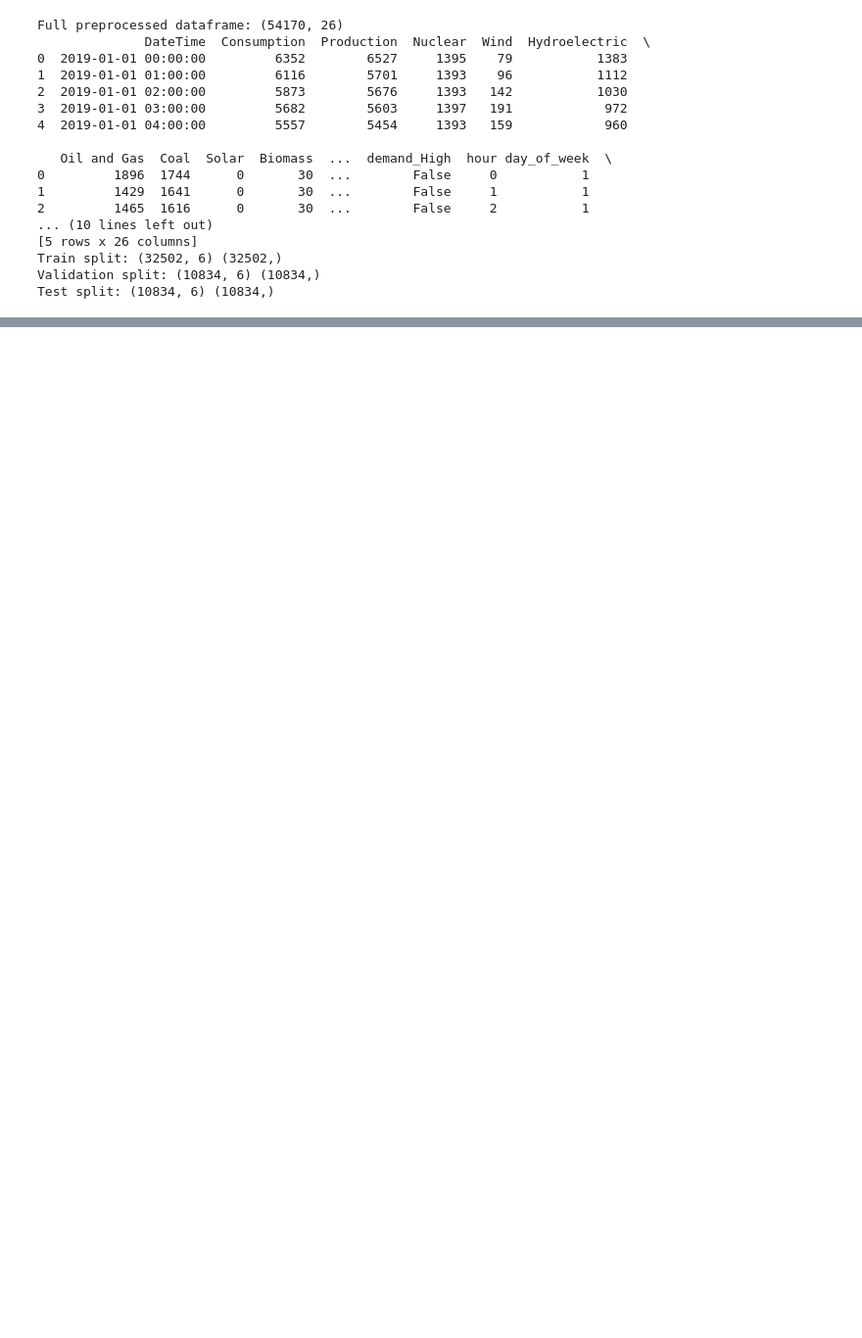
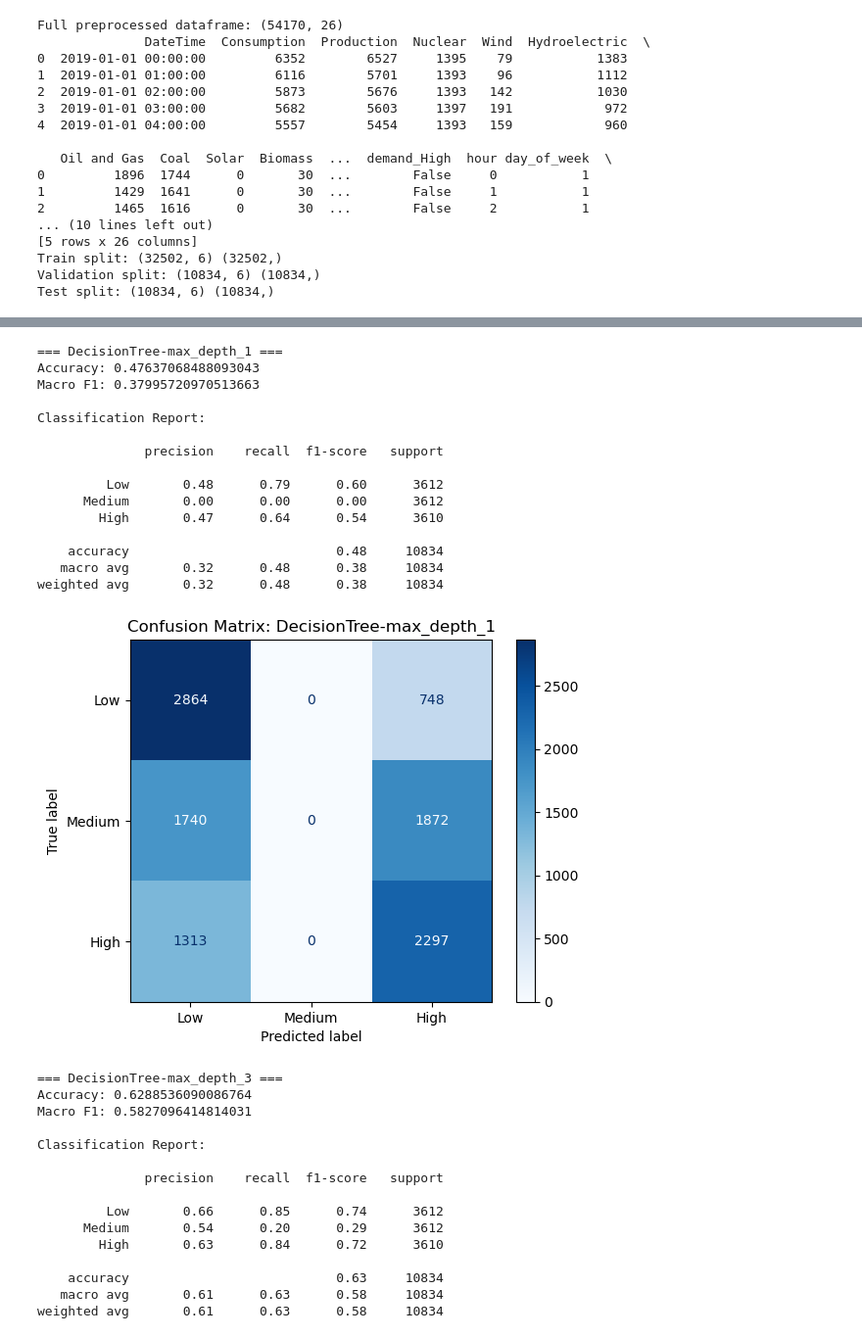
Before and after one commit to FedorSulaev/energy-demand-classifier, a Jupyter notebook: notebooks/04_choosing_and_applying_classification_models.ipynb, the cells around one changed output, grey strips where cells are left out. Shown at 98% size. Saved outputs shown, nothing was run; the diff lists cells and outputs as text; code cells hidden in the pictures; blank space fills up the shorter version.

```diff
--- a/notebooks/04_choosing_and_applying_classification_models.ipynb
+++ b/notebooks/04_choosing_and_applying_classification_models.ipynb
@@ -192,0 +326,40 @@ weighted avg       0.68      0.68      0.68     10834
+# %%
+decision_tree_models = {
+        "DecisionTree-max_depth_1": DecisionTreeClassifier(max_depth=1, random_state=42),
+        "DecisionTree-max_depth_3": DecisionTreeClassifier(max_depth=3, random_state=42),
+        "DecisionTree-max_depth_10": DecisionTreeClassifier(max_depth=3, random_state=42),
+    }
+for name, model in decision_tree_models.items():
+    evaluate_model(model, X_train, y_train, X_test, y_test, name, labels, results)
+# %% [output]
+=== DecisionTree-max_depth_1 ===
+Accuracy: 0.47637068488093043
+Macro F1: 0.37995720970513663
+
+Classification Report:
+
+              precision    recall  f1-score   support
+
+         Low       0.48      0.79      0.60      3612
+      Medium       0.00      0.00      0.00      3612
+        High       0.47      0.64      0.54      3610
+
+    accuracy                           0.48     10834
+   macro avg       0.32      0.48      0.38     10834
+weighted avg       0.32      0.48      0.38     10834
+[figure, added]
+=== DecisionTree-max_depth_3 ===
+Accuracy: 0.6288536090086764
+Macro F1: 0.5827096414814031
+
+Classification Report:
+
+              precision    recall  f1-score   support
+
+         Low       0.66      0.85      0.74      3612
+      Medium       0.54      0.20      0.29      3612
+        High       0.63      0.84      0.72      3610
+
+    accuracy                           0.63     10834
+   macro avg       0.61      0.63      0.58     10834
+weighted avg       0.61      0.63      0.58     10834
```
Also changed, not shown: parts of 31 cells of this notebook, 1 other file.
